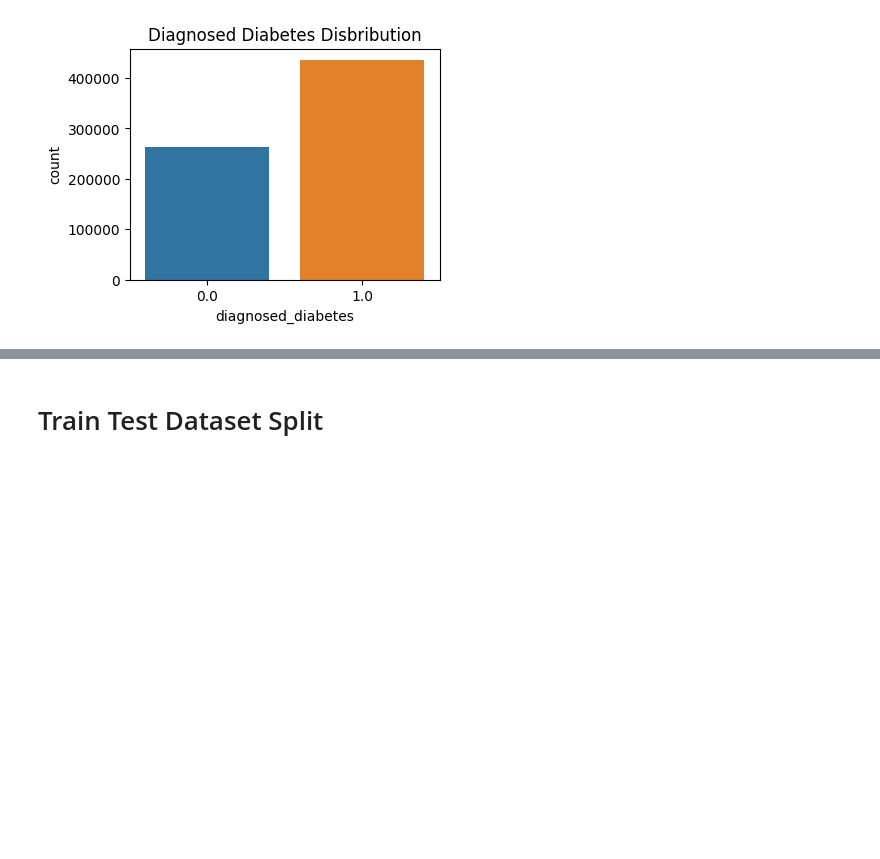
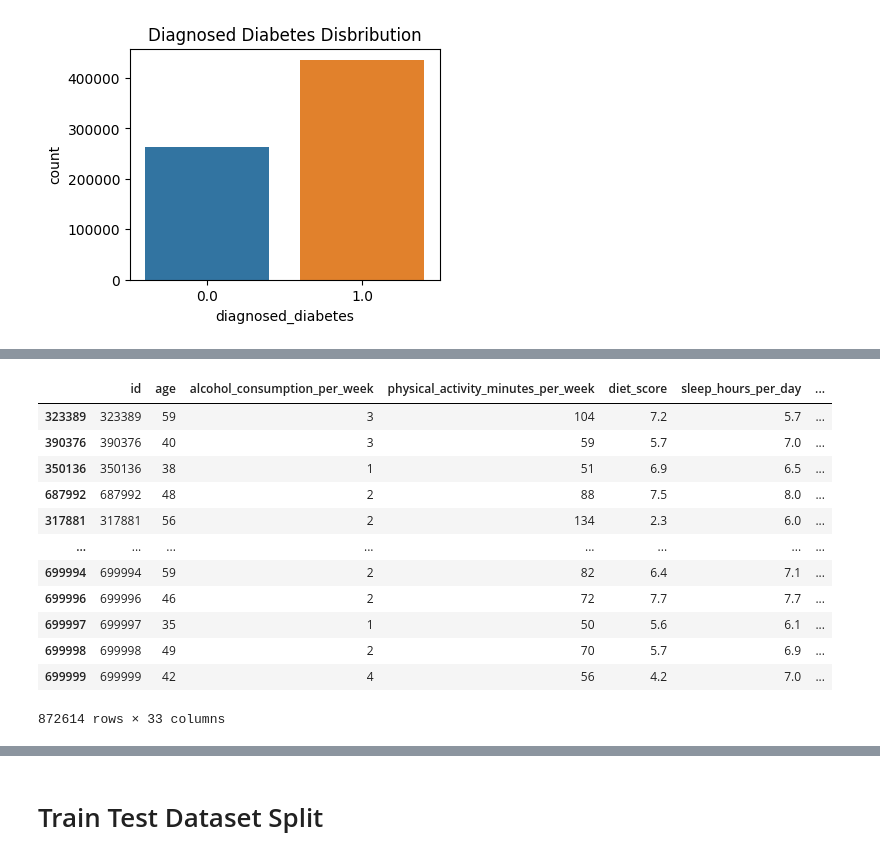
Before and after one commit to johnsonhk88/Kaggle-Diabetes-Prediction-Challenge, a Jupyter notebook: src/diabetes-prediction-ml.ipynb, the cells around one changed output, grey strips where cells are left out. Saved outputs shown, nothing was run; the diff lists cells and outputs as text; code cells hidden in the pictures; blank space fills up the shorter version.

```diff
--- a/src/diabetes-prediction-ml.ipynb
+++ b/src/diabetes-prediction-ml.ipynb
@@ -372,0 +479,16 @@ plt.show()
+# %%
+trainDF_balanced
+# %% [output]
+|  | id | age | alcohol_consumption_per_week | physical_activity_minutes_per_week | diet_score | sleep_hours_per_day | ... |
+| 323389 | 323389 | 59 | 3 | 104 | 7.2 | 5.7 | ... |
+| 390376 | 390376 | 40 | 3 | 59 | 5.7 | 7.0 | ... |
+| 350136 | 350136 | 38 | 1 | 51 | 6.9 | 6.5 | ... |
+| 687992 | 687992 | 48 | 2 | 88 | 7.5 | 8.0 | ... |
+| 317881 | 317881 | 56 | 2 | 134 | 2.3 | 6.0 | ... |
+| ... | ... | ... | ... | ... | ... | ... | ... |
+| 699994 | 699994 | 59 | 2 | 82 | 6.4 | 7.1 | ... |
+| 699996 | 699996 | 46 | 2 | 72 | 7.7 | 7.7 | ... |
+| 699997 | 699997 | 35 | 1 | 50 | 5.6 | 6.1 | ... |
+| 699998 | 699998 | 49 | 2 | 70 | 5.7 | 6.9 | ... |
+| 699999 | 699999 | 42 | 4 | 56 | 4.2 | 7.0 | ... |
+872614 rows × 33 columns
```
Also changed, not shown: parts of 12 cells of this notebook.
